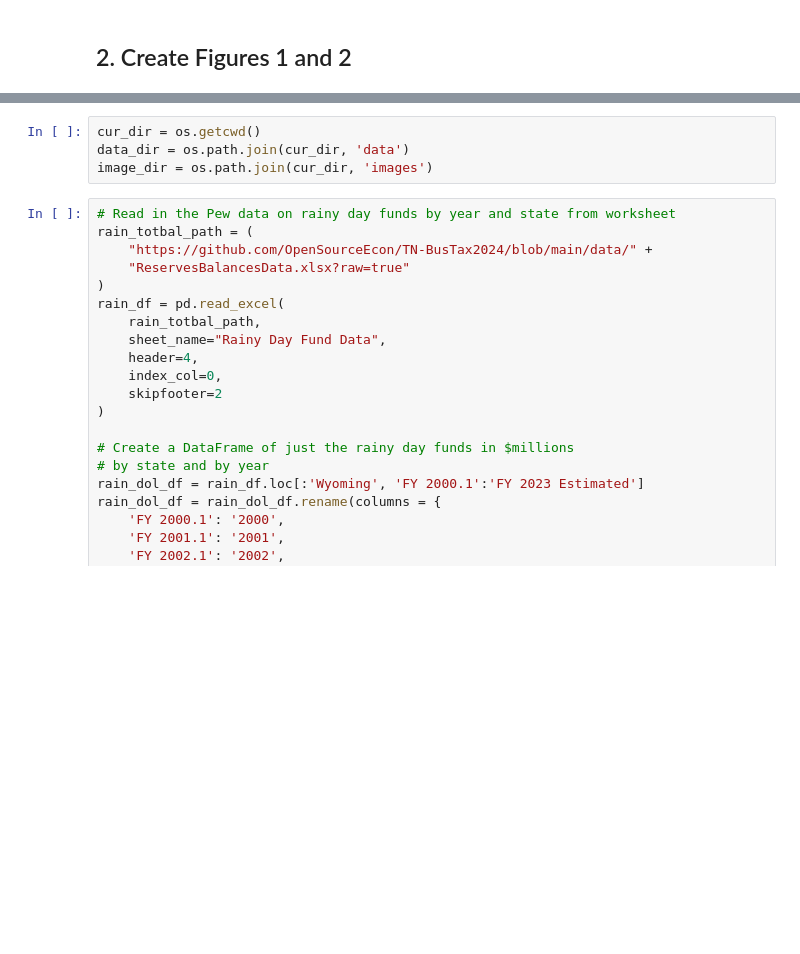
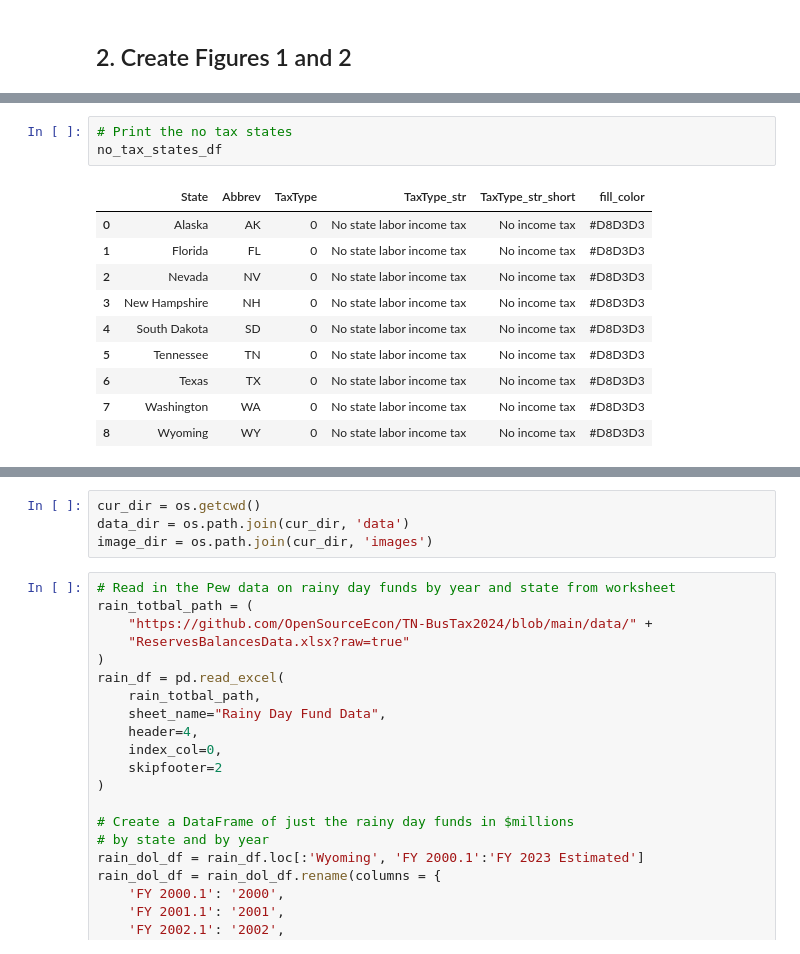
Before and after one commit to OpenSourceEcon/SC-IndivBusTax, a Jupyter notebook: SC_IndivBusTax.ipynb, the cells around one changed output, grey strips where cells are left out. Cells and saved outputs as stored; diff of their text form; blank space fills up the shorter version.

```diff
--- a/SC_IndivBusTax.ipynb
+++ b/SC_IndivBusTax.ipynb
@@ -38,0 +178,14 @@ import json
+# %%
+# Print the no tax states
+no_tax_states_df
+# %% [output]
+|  | State | Abbrev | TaxType | TaxType_str | TaxType_str_short | fill_color |
+| 0 | Alaska | AK | 0 | No state labor income tax | No income tax | #D8D3D3 |
+| 1 | Florida | FL | 0 | No state labor income tax | No income tax | #D8D3D3 |
+| 2 | Nevada | NV | 0 | No state labor income tax | No income tax | #D8D3D3 |
+| 3 | New Hampshire | NH | 0 | No state labor income tax | No income tax | #D8D3D3 |
+| 4 | South Dakota | SD | 0 | No state labor income tax | No income tax | #D8D3D3 |
+| 5 | Tennessee | TN | 0 | No state labor income tax | No income tax | #D8D3D3 |
+| 6 | Texas | TX | 0 | No state labor income tax | No income tax | #D8D3D3 |
+| 7 | Washington | WA | 0 | No state labor income tax | No income tax | #D8D3D3 |
+| 8 | Wyoming | WY | 0 | No state labor income tax | No income tax | #D8D3D3 |
```
Also changed, not shown: parts of 11 cells of this notebook, 9 other files.
